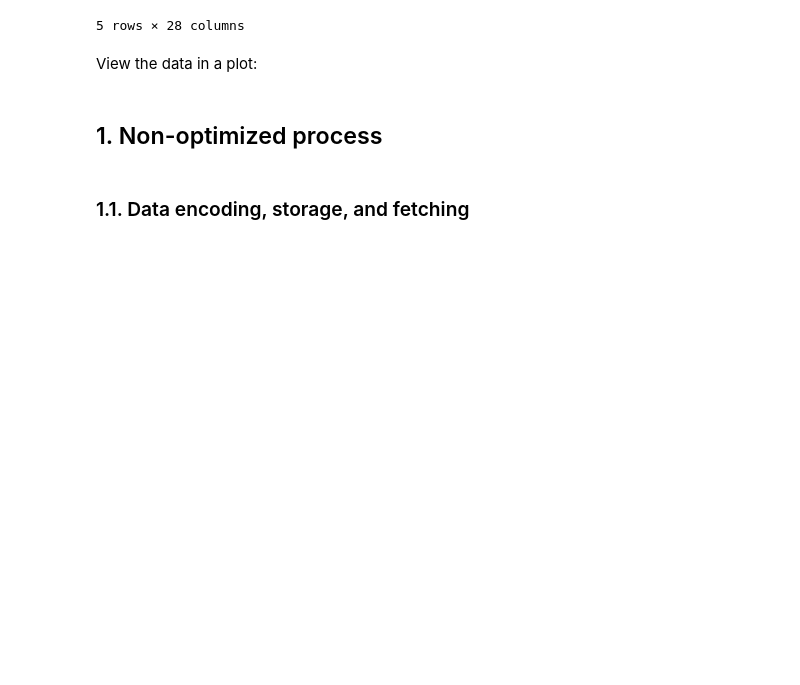
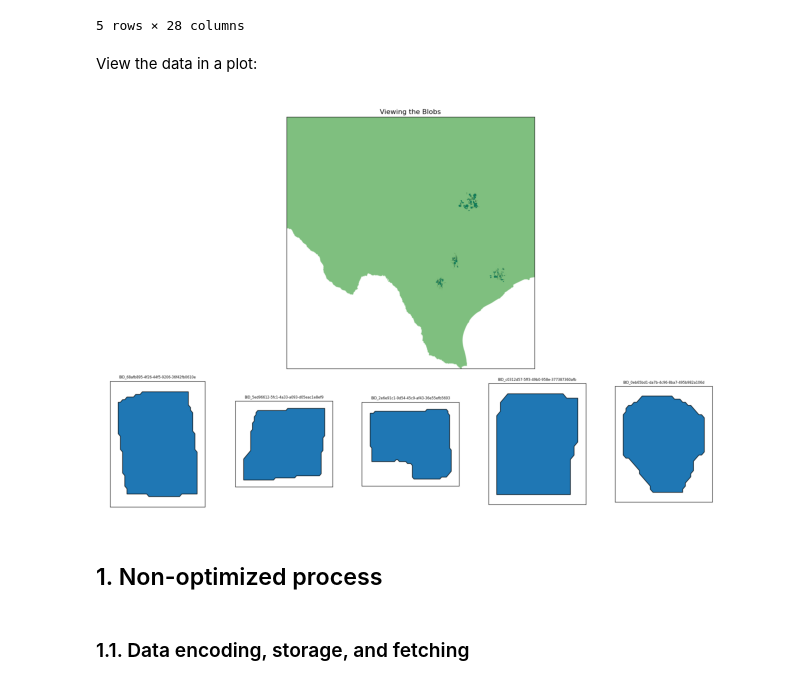
Before and after one commit to sralter/matching_optimization, a Jupyter notebook: matching.ipynb, the cells around one changed output. Cells and saved outputs as stored; diff of their text form; code cells hidden in the pictures; blank space fills up the shorter version.

Commit message:
work on plot/gridspec figure

```diff
--- a/matching.ipynb
+++ b/matching.ipynb
@@ -62,9 +62,10 @@ gdf.head()
 # %% [markdown]
 View the data in a plot:
 # %%
-fig_location = Path('figs/blobs_plot.png')
+fig_location = Path('figs/_blobs_plot.png')
 if not fig_location.exists():
     sample_size = 5
+    gdf_sample = gdf.sample(n=sample_size, random_state=42)
 
     # instantiate figure
     fig = plt.figure(figsize=(15, 10))
@@ -78,14 +79,17 @@ if not fig_location.exists():
     gdf.plot(ax=ax_main)
     ax_main.set_title('Viewing the Blobs')
 
+    # zoom on texas as the blob data is focused there
+    ax_main.set_xlim(-106.65, -93.51)
+    ax_main.set_ylim(25.84, 36.5)
+
     # add us boundary
-    conus_boundary = gpd.read_parquet('archive/conus_boundary.parquet')
+    conus_boundary = gpd.read_parquet('data/conus_admin.parquet')
     conus_boundary.plot(ax=ax_main, alpha=0.5, color='green')
 
     ax_main.set_title(f'Viewing the Blobs')
     ax_main.set_xticks([])
     ax_main.set_yticks([])
-    ax_main.tight_layout()
 
     # instantiate subplot gridspecs
     gs_subplots = gridspec.GridSpecFromSubplotSpec(
@@ -93,38 +97,40 @@ if not fig_location.exists():
         ncols=sample_size,
         subplot_spec=gs[1],
         wspace=0.3)
 
     # view sample of polygons in gridspec
-    gdf_sample = gdf.sample(n=sample_size, random_state=42)
     for i, (idx, row) in enumerate(gdf_sample.iterrows()):
 
         # plot len(sample_size) subsets
         ax = fig.add_subplot(gs_subplots[0, i])
         subset = gdf_sample.iloc[[i]]
         subset.plot(ax=ax, edgecolor='black')
 
         # adjust zoom
         bounds = subset.geometry.bounds.values[0]
-        buffer = 0.01
-        ax.set_xlim(bounds[0] - buffer, bounds[2] + buffer)
-        ax.set_xlim(bounds[1] - buffer, bounds[3] + buffer)
+        x_buffer = (bounds[2] - bounds[0]) / 10
+        y_buffer = (bounds[3] - bounds[1]) / 10
+        ax.set_xlim(bounds[0] - x_buffer, bounds[2] + x_buffer)
+        ax.set_ylim(bounds[1] - y_buffer, bounds[3] + y_buffer)
 
         # title
         ax.set_title(f"{row['BLOB_ID']}", fontsize=6)
         ax.set_xticks([])
         ax.set_yticks([])
 
     plt.tight_layout()
-    # plt.savefig('figs/blobs_plot.pdf', bbox_inches='tight') # this pdf is too large
+    # # plt.savefig('figs/blobs_plot.pdf', bbox_inches='tight') # this pdf is too large
     # plt.savefig('figs/blobs_plot.png', bbox_inches='tight')
 
     plt.show()
 else:
     img = plt.imread(fig_location)
     plt.imshow(img)
     plt.axis('off')
     plt.tight_layout()
     plt.show()
+# %% [output]
+[figure, added]
 # %% [markdown]
 ## 1. Non-optimized process
 # %% [markdown]
```
Also changed, not shown: 1 other file.
